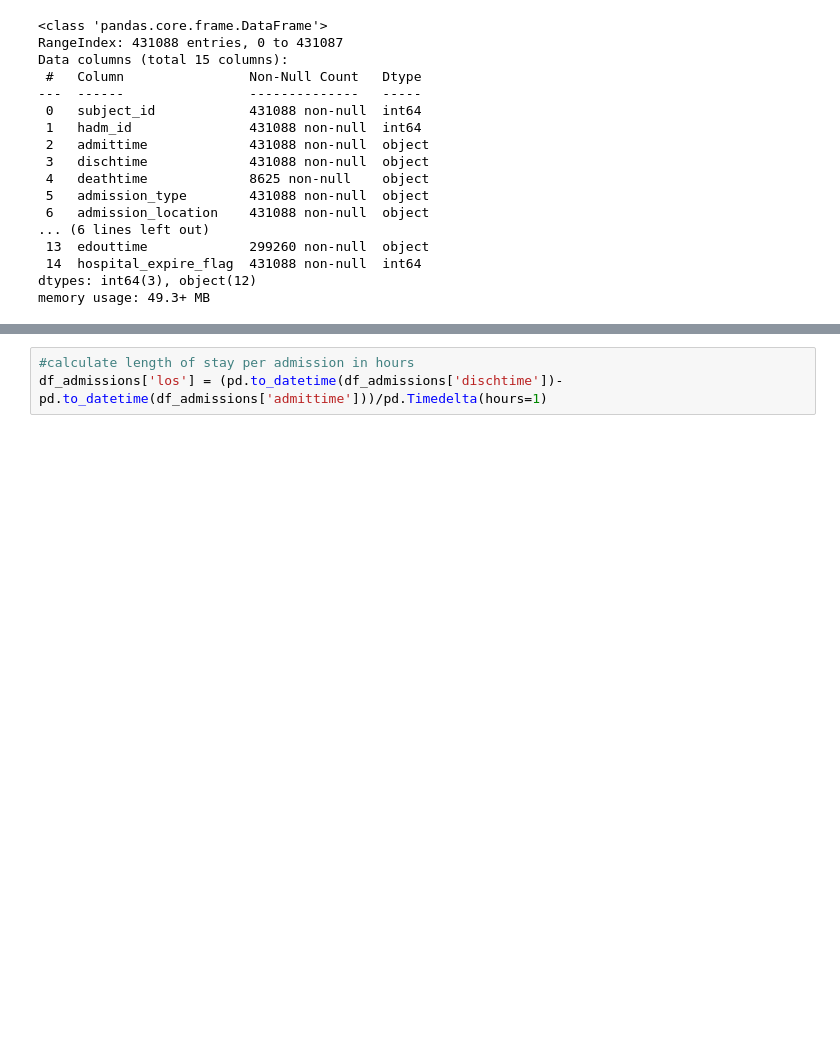
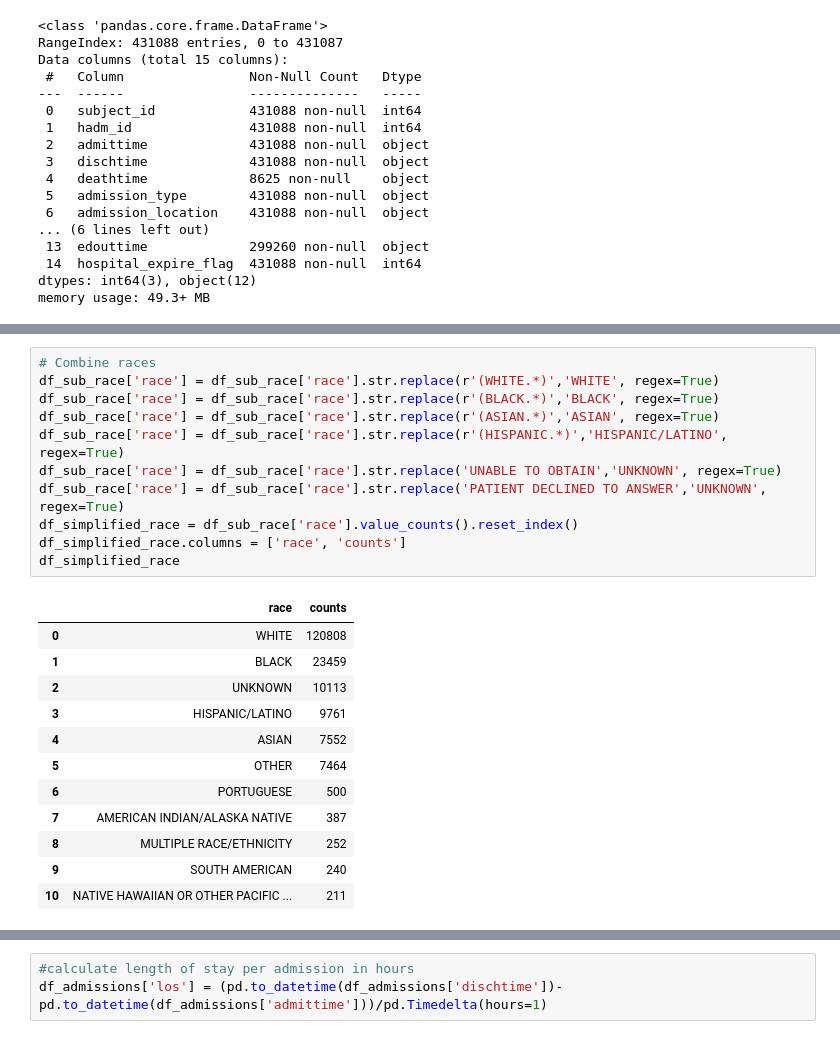
Before and after one commit to iupui-soic/pybootcamp, a Jupyter notebook: saptarshi_day5.ipynb, the cells around one changed output, grey strips where cells are left out. Saved outputs shown, nothing was run; the diff lists cells and outputs as text; blank space fills up the shorter version.

```diff
--- a/saptarshi_day5.ipynb
+++ b/saptarshi_day5.ipynb
@@ -103,0 +98,24 @@ df_sub_race['unique'].value_counts().loc[lambda x : x>1800].plot(kind='pie', aut
+# %%
+# Combine races
+df_sub_race['race'] = df_sub_race['race'].str.replace(r'(WHITE.*)','WHITE', regex=True)
+df_sub_race['race'] = df_sub_race['race'].str.replace(r'(BLACK.*)','BLACK', regex=True)
+df_sub_race['race'] = df_sub_race['race'].str.replace(r'(ASIAN.*)','ASIAN', regex=True)
+df_sub_race['race'] = df_sub_race['race'].str.replace(r'(HISPANIC.*)','HISPANIC/LATINO', regex=True)
+df_sub_race['race'] = df_sub_race['race'].str.replace('UNABLE TO OBTAIN','UNKNOWN', regex=True)
+df_sub_race['race'] = df_sub_race['race'].str.replace('PATIENT DECLINED TO ANSWER','UNKNOWN', regex=True)
+df_simplified_race = df_sub_race['race'].value_counts().reset_index()
+df_simplified_race.columns = ['race', 'counts']
+df_simplified_race
+# %% [output]
+|  | race | counts |
+| 0 | WHITE | 120808 |
+| 1 | BLACK | 23459 |
+| 2 | UNKNOWN | 10113 |
+| 3 | HISPANIC/LATINO | 9761 |
+| 4 | ASIAN | 7552 |
+| 5 | OTHER | 7464 |
+| 6 | PORTUGUESE | 500 |
+| 7 | AMERICAN INDIAN/ALASKA NATIVE | 387 |
+| 8 | MULTIPLE RACE/ETHNICITY | 252 |
+| 9 | SOUTH AMERICAN | 240 |
+| 10 | NATIVE HAWAIIAN OR OTHER PACIFIC ... | 211 |
```
Also changed, not shown: parts of 5 cells of this notebook.
